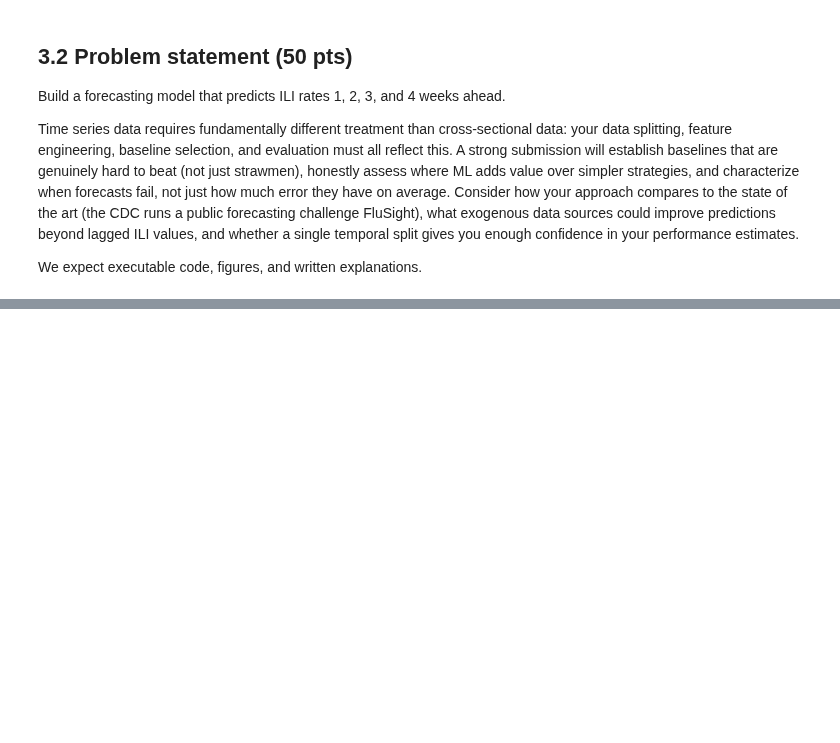
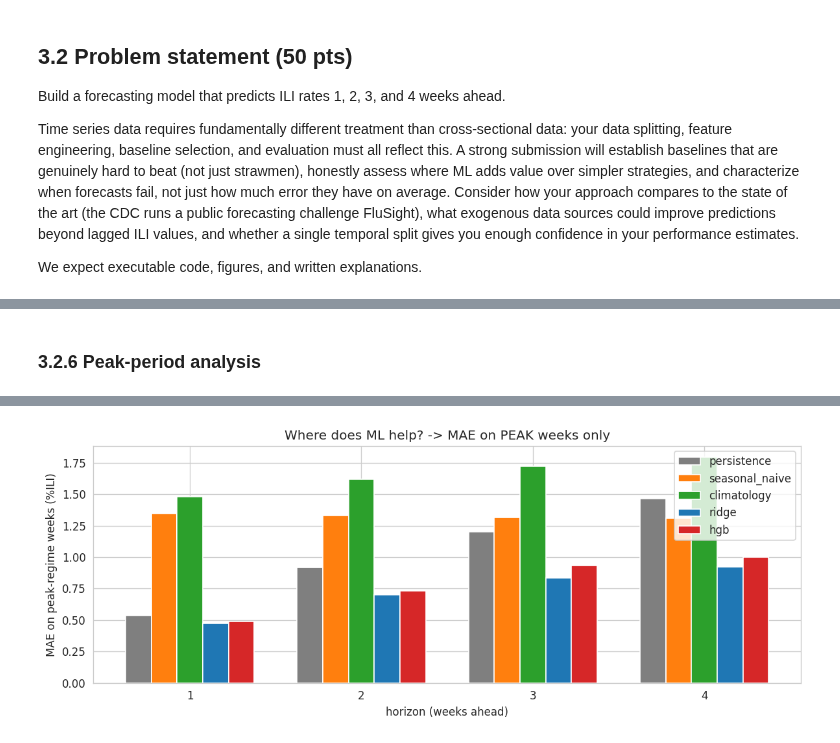
Before and after one commit to poonnakarn/ml-healthcare-hw3, a Jupyter notebook: BINF4002_HW3_v2.ipynb, the cells around one changed output, grey strips where cells are left out. Drawn from its saved outputs; the diff is of its cells as text; code cells hidden in the pictures; blank space fills up the shorter version.

```diff
--- a/BINF4002_HW3_v2.ipynb
+++ b/BINF4002_HW3_v2.ipynb
@@ -1281,0 +1671,65 @@ We expect executable code, figures, and written explanations.
+# %% [markdown]
+### 3.2.6 Peak-period analysis
+# %%
+# ============================================================
+# 3.2 Peak-period analysis: where forecasting actually matters
+# ============================================================
+# We ask if the models perform well during important flu peak weeks or just during easy low-ILI weeks.
+# Because a model can look good overall if it performs during quiet period, but still fail during peaks.
+# Average MAE conflates easy weeks (summer, ILI ~ 1%) with hard weeks (peak, ILI ~ 6-8%). Public health cares about the peak:
+# timing, height, and growth phase on the rising edge. Here we recompute MAE on three regimes defined by the ACTUAL value at
+# the target date, using training-set quantiles:
+#   - 'low'    : y < 33rd percentile of training y   (off-season)
+#   - 'mid'    : between 33rd and 67th              (shoulder)
+#   - 'high'   : y >= 67th percentile               (peak weeks)
+# This tells us whether ML only wins in the easy regime.
+# ------------------------------------------------------------------------
+
+q33, q67 = np.quantile(y_all[train_mask], [0.33, 0.67])
+print(f"Regime thresholds from training: q33={q33:.2f}  q67={q67:.2f}")
+
+rows = []
+for h in HORIZONS:
+    dates = ml_out[h]['dates']
+    y_te  = ml_out[h]['y_true']
+    persistence = y_all.reindex(dates - pd.Timedelta(weeks=h)).values
+    snaive      = y_all.reindex(dates - pd.Timedelta(weeks=52)).values
+    clim        = climatology_pred(y_all[train_mask], dates)
+    preds = {'persistence': persistence, 'seasonal_naive': snaive,
+             'climatology': clim, 'ridge': ml_out[h]['ridge'],
+             'hgb': ml_out[h]['hgb']}
+    regime = np.where(y_te < q33, 'low',
+             np.where(y_te < q67, 'mid', 'high'))
+    for name, pred in preds.items():
+        for r in ['low', 'mid', 'high']:
+            m = (regime == r) & np.isfinite(pred) & np.isfinite(y_te)
+            if m.sum() == 0:
+                continue
+            mae = np.mean(np.abs(pred[m] - y_te[m]))
+            rows.append({'horizon': h, 'method': name, 'regime': r,
+                         'n': int(m.sum()), 'MAE': mae})
+
+regime_df = pd.DataFrame(rows)
+print("\nMAE by regime (h=1):")
+print(regime_df[regime_df['horizon'] == 1]
+      .pivot(index='method', columns='regime', values='MAE').round(3))
+print("\nMAE by regime (h=4):")
+print(regime_df[regime_df['horizon'] == 4]
+      .pivot(index='method', columns='regime', values='MAE').round(3))
+
+# Bar plot: peak-regime MAE only, all horizons
+fig, ax = plt.subplots(figsize=(10, 4))
+peak = regime_df[regime_df['regime'] == 'high']
+methods = ['persistence', 'seasonal_naive', 'climatology', 'ridge', 'hgb']
+colors  = ['tab:gray', 'tab:orange', 'tab:green', 'tab:blue', 'tab:red']
+w = 0.15
+for i, (m, c) in enumerate(zip(methods, colors)):
+    sub = peak[peak['method'] == m].sort_values('horizon')
+    ax.bar(sub['horizon'] + (i - 2) * w, sub['MAE'], width=w, label=m, color=c)
+ax.set_xticks(HORIZONS)
+ax.set_xlabel('horizon (weeks ahead)')
+ax.set_ylabel('MAE on peak-regime weeks (%ILI)')
+ax.set_title('Where does ML help? -> MAE on PEAK weeks only')
+ax.legend()
+plt.tight_layout(); plt.show()
+# %% [output]
@@ -1281,0 +1755 @@ We expect executable code, figures, and written explanations.
+[figure, added]
```
Also changed, not shown: parts of 26 cells of this notebook.
